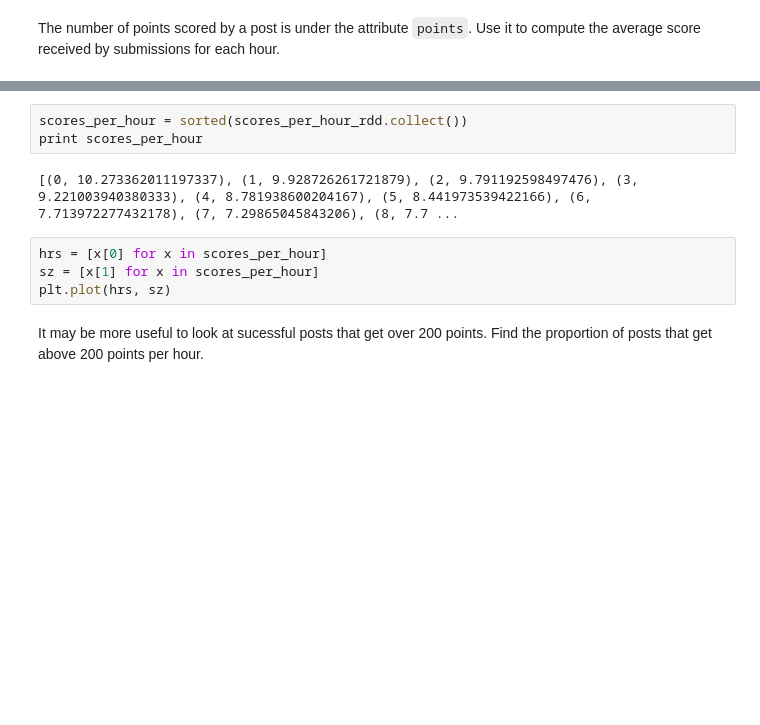
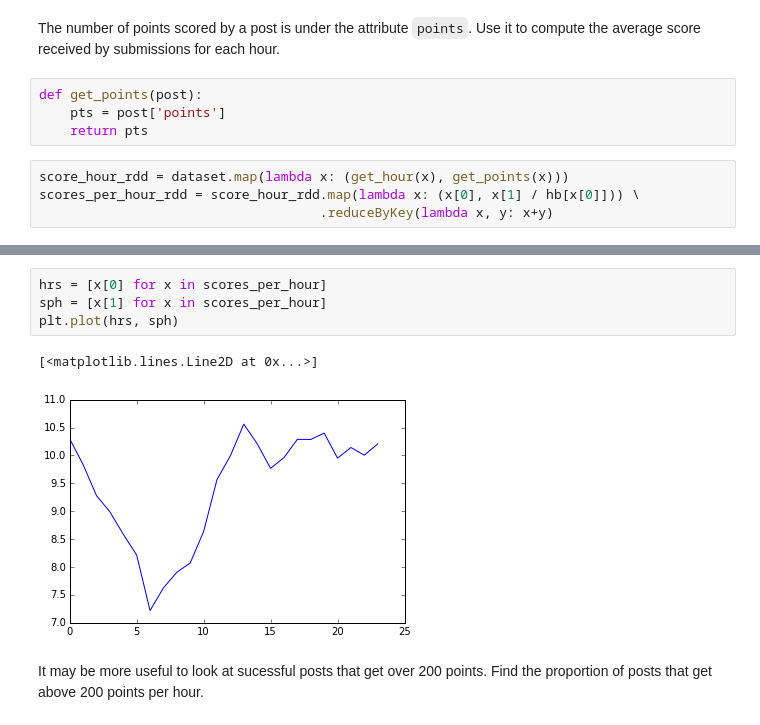
Before and after one commit to LiamKoh/csjpm-bigdata-workshop, a Jupyter notebook: HackerNews Challenge.ipynb, the cells around one changed output, grey strips where cells are left out. Cells and saved outputs as stored; diff of their text form; blank space fills up the shorter version.

```diff
--- a/HackerNews Challenge.ipynb
+++ b/HackerNews Challenge.ipynb
@@ -103,6 +166,14 @@ plt.plot(hrs, sz)
 ### Task 4
 # %% [markdown]
 The number of points scored by a post is under the attribute `points`. Use it to compute the average score received by submissions for each hour.
+# %%
+def get_points(post):
+    pts = post['points']
+    return pts
+# %%
+score_hour_rdd = dataset.map(lambda x: (get_hour(x), get_points(x)))
+scores_per_hour_rdd = score_hour_rdd.map(lambda x: (x[0], x[1] / hb[x[0]])) \
+                                    .reduceByKey(lambda x, y: x+y)
 # %%
 scores_per_hour = sorted(scores_per_hour_rdd.collect())
 print scores_per_hour
@@ -109,11 +182,9 @@ print scores_per_hour
-# %%
-scores_per_hour = sorted(scores_per_hour_rdd.collect())
-print scores_per_hour
-# %% [output]
-[(0, 10.273362011197337), (1, 9.928726261721879), (2, 9.791192598497476), (3, 9.221003940380333), (4, 8.781938600204167), (5, 8.441973539422166), (6, 7.713972277432178), (7, 7.29865045843206), (8, 7.7 ...
 # %%
 hrs = [x[0] for x in scores_per_hour]
-sz = [x[1] for x in scores_per_hour]
-plt.plot(hrs, sz)
+sph = [x[1] for x in scores_per_hour]
+plt.plot(hrs, sph)
+# %% [output]
+[<matplotlib.lines.Line2D at 0x...>]
+[figure, added]
 # %% [markdown]
 It may be more useful to look at sucessful posts that get over 200 points. Find the proportion of posts that get above 200 points per hour.
```
Also changed, not shown: parts of 49 cells of this notebook, 3 other files.
